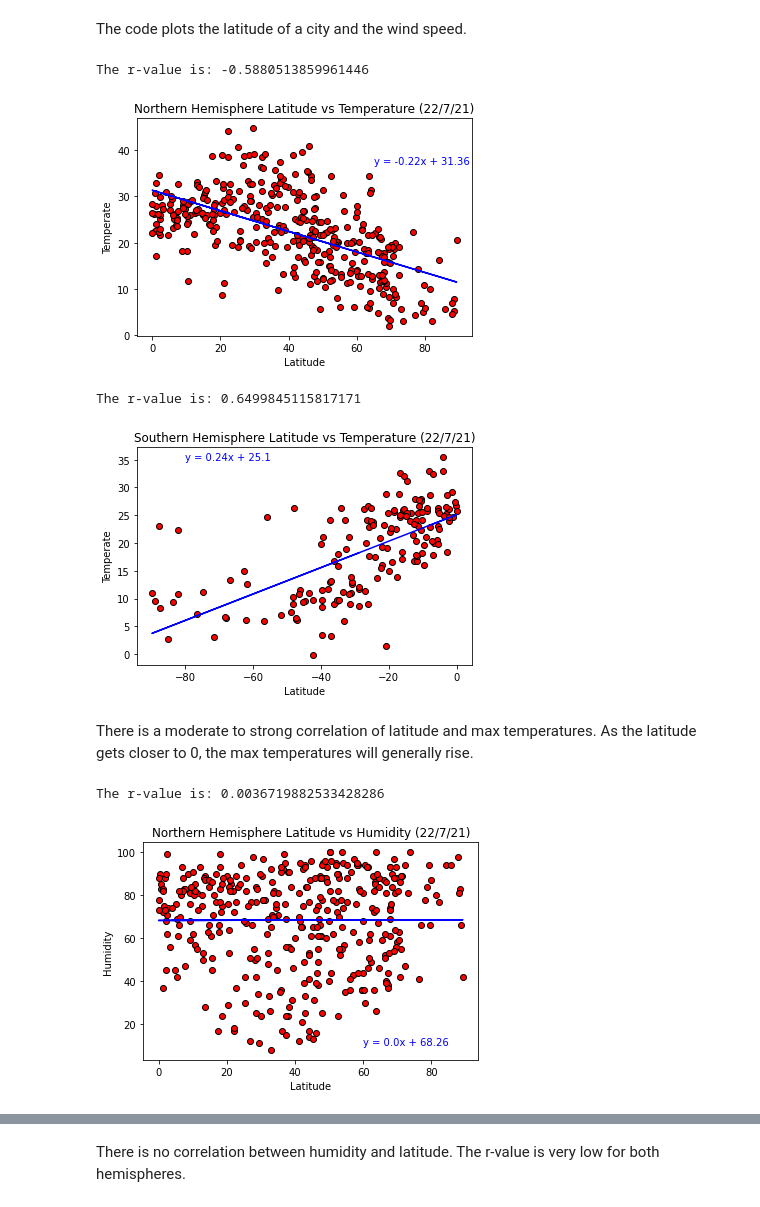
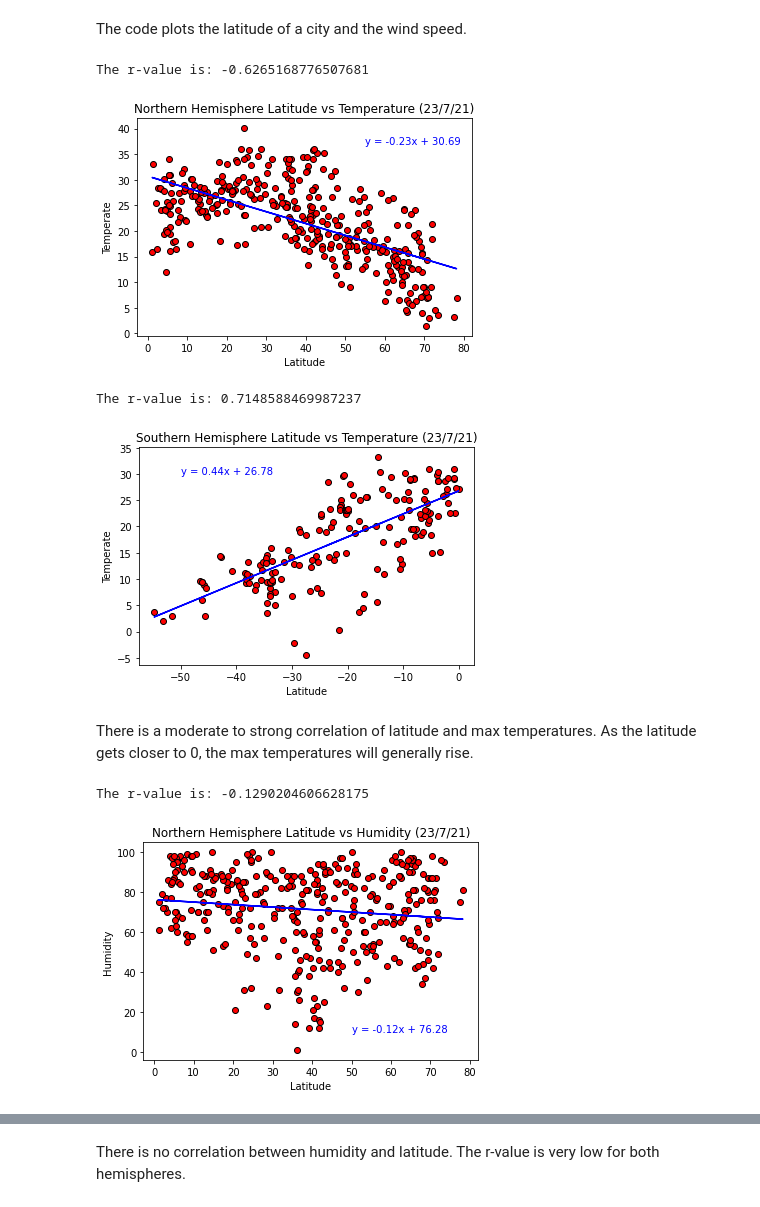
Before and after one commit to MellyB5/Python-API-Challenge, a Jupyter notebook: WeatherPy.ipynb, the cells around one changed output, grey strips where cells are left out. Drawn from its saved outputs; the diff is of its cells as text; code cells hidden in the pictures.

```diff
--- a/WeatherPy.ipynb
+++ b/WeatherPy.ipynb
@@ -121,6 +121,8 @@ for index, row in no_dup_cities.iterrows():
         no_dup_cities.loc[index, "Wind speed"] = response["wind"]["speed"]
 
         no_dup_cities.loc[index, "Date"] = datetime.utcfromtimestamp(response["dt"]).strftime("%Y-%m-%d %H:%M:%S")
+        no_dup_cities.loc[index, "Lat"] = response["coord"]["lat"]
+        no_dup_cities.loc[index, "Lng"] = response["coord"]["lon"]
     except(KeyError, IndexError):
         print("Missing data ...... Skipping")
 # %% [output]
@@ -239,7 +250,7 @@ Northern = no_dup_cities[no_dup_cities["Lat"]>0]
 
 plt.scatter(Northern["Lat"], Northern["Temperature"], color="red", edgecolor="black", marker="o")
 
-plt.title("Northern Hemisphere Latitude vs Temperature (22/7/21)")
+plt.title("Northern Hemisphere Latitude vs Temperature (23/7/21)")
 plt.ylabel("Temperate")
 plt.xlabel("Latitude")
 # linear regression
@@ -247,7 +258,7 @@ linear = st.linregress(Northern["Lat"], Northern["Temperature"])
 pred_line = Northern["Lat"] * linear[0] + linear[1]
 pred_line
 plt.plot(Northern["Lat"], pred_line, color="blue")
-plt.annotate(f"y = {round(linear[0],2)}x + {round(linear[1],2)}", (65,37), color="blue")
+plt.annotate(f"y = {round(linear[0],2)}x + {round(linear[1],2)}", (55,37), color="blue")
 
 print(f"The r-value is: {linear[2]}")
 
@@ -255,15 +266,15 @@ plt.savefig("Images/N_lat_temp.png")
 
 plt.show()
 # %% [output]
-The r-value is: -0.5880513859961446
+The r-value is: -0.6265168776507681
-[figure, old version]
+[figure, new version]
 # %%
 # Southern Hemisphere - Max Temp vs. Latitude Linear Regression
 Southern = no_dup_cities[no_dup_cities["Lat"]<0]
 
 plt.scatter(Southern["Lat"], Southern["Temperature"], color="red", edgecolor="black", marker="o")
 
-plt.title("Southern Hemisphere Latitude vs Temperature (22/7/21)")
+plt.title("Southern Hemisphere Latitude vs Temperature (23/7/21)")
 plt.ylabel("Temperate")
 plt.xlabel("Latitude")
 
@@ -272,7 +283,7 @@ linear = st.linregress(Southern["Lat"], Southern["Temperature"])
 pred_line = Southern["Lat"] * linear[0] + linear[1]
 pred_line
 plt.plot(Southern["Lat"], pred_line, color="blue")
-plt.annotate(f"y = {round(linear[0],2)}x + {round(linear[1],2)}", (-80,35), color="blue")
+plt.annotate(f"y = {round(linear[0],2)}x + {round(linear[1],2)}", (-50,30), color="blue")
 
 print(f"The r-value is: {linear[2]}")
 
@@ -280,33 +291,33 @@ plt.savefig("Images/S_lat_temp.png")
 
 plt.show()
 # %% [output]
-The r-value is: 0.6499845115817171
+The r-value is: 0.7148588469987237
-[figure, old version]
+[figure, new version]
 # %% [markdown]
 There is a moderate to strong correlation of latitude and max temperatures. As the latitude gets closer to 0, the max temperatures will generally rise.
 # %%
 # Northern Hemisphere - Humidity (%) vs. Latitude Linear Regression
 plt.scatter(Northern["Lat"], Northern["Humidity"], color="red", edgecolor="black", marker="o")
 
-plt.title("Northern Hemisphere Latitude vs Humidity (22/7/21)")
+plt.title("Northern Hemisphere Latitude vs Humidity (23/7/21)")
 plt.ylabel("Humidity")
 plt.xlabel("Latitude")
 
 # linear regression
 linear = st.linregress(Northern["Lat"], Northern["Humidity"])
 pred_line = Northern["Lat"] * linear[0] + linear[1]
 pred_line
 plt.plot(Northern["Lat"], pred_line, color="blue")
-plt.annotate(f"y = {round(linear[0],2)}x + {round(linear[1],2)}", (60,10), color="blue")
+plt.annotate(f"y = {round(linear[0],2)}x + {round(linear[1],2)}", (50,10), color="blue")
 
 print(f"The r-value is: {linear[2]}")
 
 plt.savefig("Images/N_lat_humid.png")
 
 plt.show()
 # %% [output]
-The r-value is: 0.0036719882533428286
+The r-value is: -0.1290204606628175
-[figure, old version]
+[figure, new version]
 # %%
 # Southern Hemisphere - Humidity (%) vs. Latitude Linear Regression
 plt.scatter(Southern["Lat"], Southern["Humidity"], color="red", edgecolor="black", marker="o")
```
Also changed, not shown: parts of 17 cells of this notebook, 14 other files.
